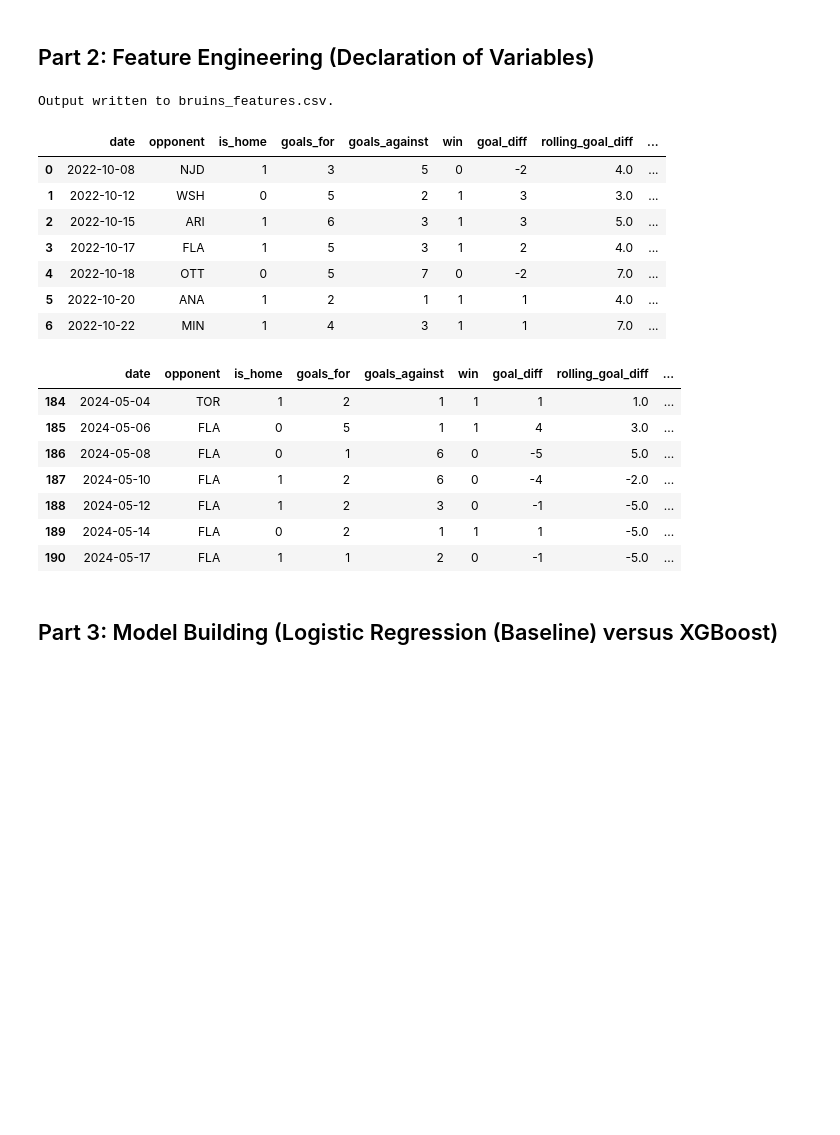
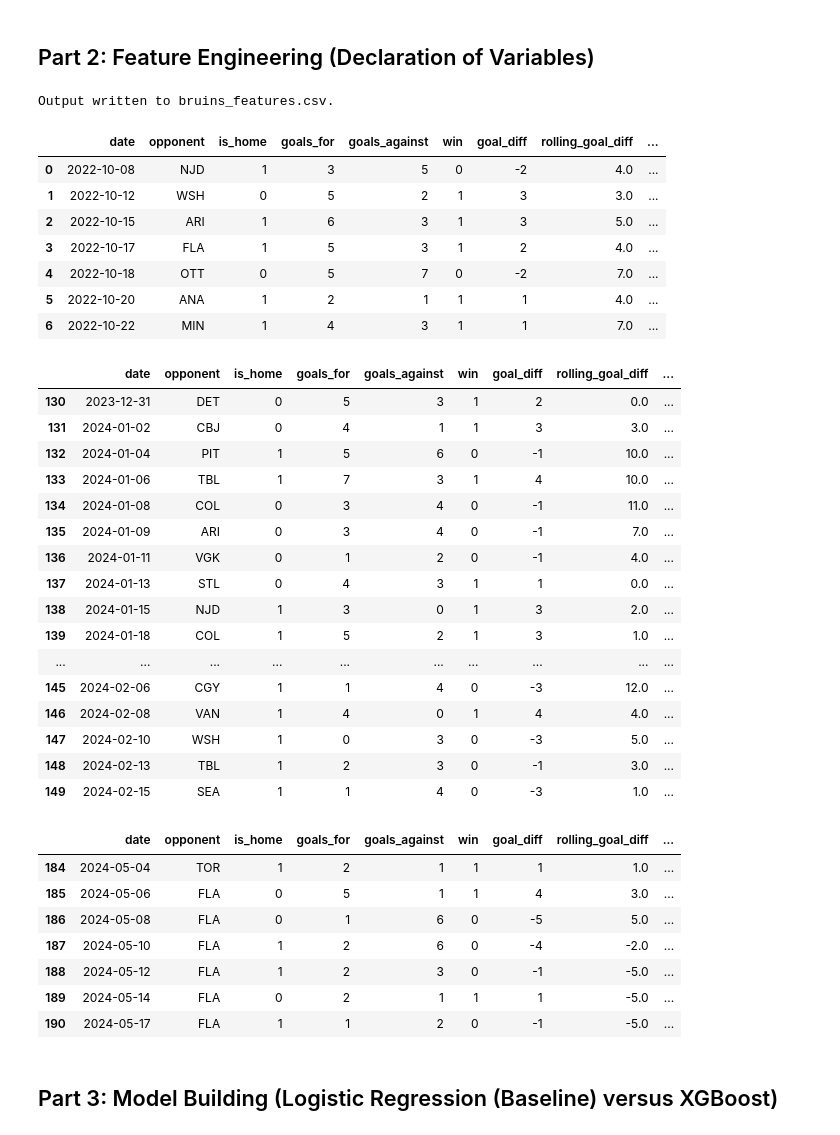
Before and after one commit to brianfortin/NHL-momentum-prediction, a Jupyter notebook: nhl_momentum_prediction.ipynb, the cells around one changed output. Saved outputs shown, nothing was run; the diff lists cells and outputs as text; code cells hidden in the pictures; blank space fills up the shorter version.

```diff
--- a/nhl_momentum_prediction.ipynb
+++ b/nhl_momentum_prediction.ipynb
@@ -132,54 +133,72 @@ df['is_btb'] = (df['days_rest'] == 1).astype(int)
 
 # win streak
 # identify where win changes (i.e. streak ends)
-condition = df['win'] != df['win'].shift(1)
+change_in_streak = df['win'] != df['win'].shift(1)
 
-# define streak as a cumulative sum of wins/losses
-steak_id = condition.cumsum()
+# define streak as a cumulative sum of streak changes
+streak_id = change_in_streak.cumsum()
 # count number of games in this streak group
-df['streak_raw'] = df.groupby(steak_id).cumcount() + 1
+df['streak_raw'] = df.groupby(streak_id).cumcount() + 1
 
 # set loss streak to 0, keep win streak to its count
+df['win_streak'] = np.where(df['win'] == 1, df['streak_raw'], 0)
 # .shift(1) to not count current game
-df['win_streak'] = np.where(df['win'] == 1, df['streak_raw'], 0)
 df['win_streak'] = df['win_streak'].shift(1).fillna(0)
 
 # opponent strength
 # strong teams are teams that made the playoffs in the 20222023 season, excluding BOS
 strong_teams = [
     'TOR', 'TBL', 'CAR', 'NJD', 'NYR', 'NYI', 'FLA',
     'COL', 'DAL', 'MIN', 'VGK', 'EDM', 'LAK', 'SEA', 'WPG'
 ]
 
 # create binary: 1 if strong, 0 if weak
 df['is_strong_opponent'] = df['opponent'].apply(lambda x: 1 if x in strong_teams else 0)
 
 # save
 model_df = df.dropna().reset_index(drop=True)
 
 model_df.to_csv(OUTPUT_FILE, index=False)
 
 print(f"Output written to {OUTPUT_FILE}.")
 display(model_df.head(7))
+display(model_df.iloc[130:150])
 display(model_df.tail(7))
 # %% [output]
 Output written to bruins_features.csv.
 |  | date | opponent | is_home | goals_for | goals_against | win | goal_diff | rolling_goal_diff | ... |
 | 0 | 2022-10-08 | NJD | 1 | 3 | 5 | 0 | -2 | 4.0 | ... |
 | 1 | 2022-10-12 | WSH | 0 | 5 | 2 | 1 | 3 | 3.0 | ... |
 | 2 | 2022-10-15 | ARI | 1 | 6 | 3 | 1 | 3 | 5.0 | ... |
 | 3 | 2022-10-17 | FLA | 1 | 5 | 3 | 1 | 2 | 4.0 | ... |
 | 4 | 2022-10-18 | OTT | 0 | 5 | 7 | 0 | -2 | 7.0 | ... |
 | 5 | 2022-10-20 | ANA | 1 | 2 | 1 | 1 | 1 | 4.0 | ... |
 | 6 | 2022-10-22 | MIN | 1 | 4 | 3 | 1 | 1 | 7.0 | ... |
 |  | date | opponent | is_home | goals_for | goals_against | win | goal_diff | rolling_goal_diff | ... |
-| 184 | 2024-05-04 | TOR | 1 | 2 | 1 | 1 | 1 | 1.0 | ... |
-| 185 | 2024-05-06 | FLA | 0 | 5 | 1 | 1 | 4 | 3.0 | ... |
-| 186 | 2024-05-08 | FLA | 0 | 1 | 6 | 0 | -5 | 5.0 | ... |
-| 187 | 2024-05-10 | FLA | 1 | 2 | 6 | 0 | -4 | -2.0 | ... |
-| 188 | 2024-05-12 | FLA | 1 | 2 | 3 | 0 | -1 | -5.0 | ... |
-| 189 | 2024-05-14 | FLA | 0 | 2 | 1 | 1 | 1 | -5.0 | ... |
-| 190 | 2024-05-17 | FLA | 1 | 1 | 2 | 0 | -1 | -5.0 | ... |
+| 130 | 2023-12-31 | DET | 0 | 5 | 3 | 1 | 2 | 0.0 | ... |
+| 131 | 2024-01-02 | CBJ | 0 | 4 | 1 | 1 | 3 | 3.0 | ... |
+| 132 | 2024-01-04 | PIT | 1 | 5 | 6 | 0 | -1 | 10.0 | ... |
+| 133 | 2024-01-06 | TBL | 1 | 7 | 3 | 1 | 4 | 10.0 | ... |
+| 134 | 2024-01-08 | COL | 0 | 3 | 4 | 0 | -1 | 11.0 | ... |
+| 135 | 2024-01-09 | ARI | 0 | 3 | 4 | 0 | -1 | 7.0 | ... |
+| 136 | 2024-01-11 | VGK | 0 | 1 | 2 | 0 | -1 | 4.0 | ... |
+| 137 | 2024-01-13 | STL | 0 | 4 | 3 | 1 | 1 | 0.0 | ... |
+| 138 | 2024-01-15 | NJD | 1 | 3 | 0 | 1 | 3 | 2.0 | ... |
+| 139 | 2024-01-18 | COL | 1 | 5 | 2 | 1 | 3 | 1.0 | ... |
+| ... | ... | ... | ... | ... | ... | ... | ... | ... | ... |
+| 145 | 2024-02-06 | CGY | 1 | 1 | 4 | 0 | -3 | 12.0 | ... |
+| 146 | 2024-02-08 | VAN | 1 | 4 | 0 | 1 | 4 | 4.0 | ... |
+| 147 | 2024-02-10 | WSH | 1 | 0 | 3 | 0 | -3 | 5.0 | ... |
+| 148 | 2024-02-13 | TBL | 1 | 2 | 3 | 0 | -1 | 3.0 | ... |
+| 149 | 2024-02-15 | SEA | 1 | 1 | 4 | 0 | -3 | 1.0 | ... |
+|  | date | opponent | is_home | goals_for | goals_against | win | goal_diff | rolling_goal_diff | ... |
+| 184 | 2024-05-04 | TOR | 1 | 2 | 1 | 1 | 1 | 1.0 | ... |
+| 185 | 2024-05-06 | FLA | 0 | 5 | 1 | 1 | 4 | 3.0 | ... |
+| 186 | 2024-05-08 | FLA | 0 | 1 | 6 | 0 | -5 | 5.0 | ... |
+| 187 | 2024-05-10 | FLA | 1 | 2 | 6 | 0 | -4 | -2.0 | ... |
+| 188 | 2024-05-12 | FLA | 1 | 2 | 3 | 0 | -1 | -5.0 | ... |
+| 189 | 2024-05-14 | FLA | 0 | 2 | 1 | 1 | 1 | -5.0 | ... |
+| 190 | 2024-05-17 | FLA | 1 | 1 | 2 | 0 | -1 | -5.0 | ... |
 # %% [markdown]
 ## Part 3: Model Building (Logistic Regression (Baseline) versus XGBoost)
 # %%
```
Also changed, not shown: parts of 2 cells of this notebook.
